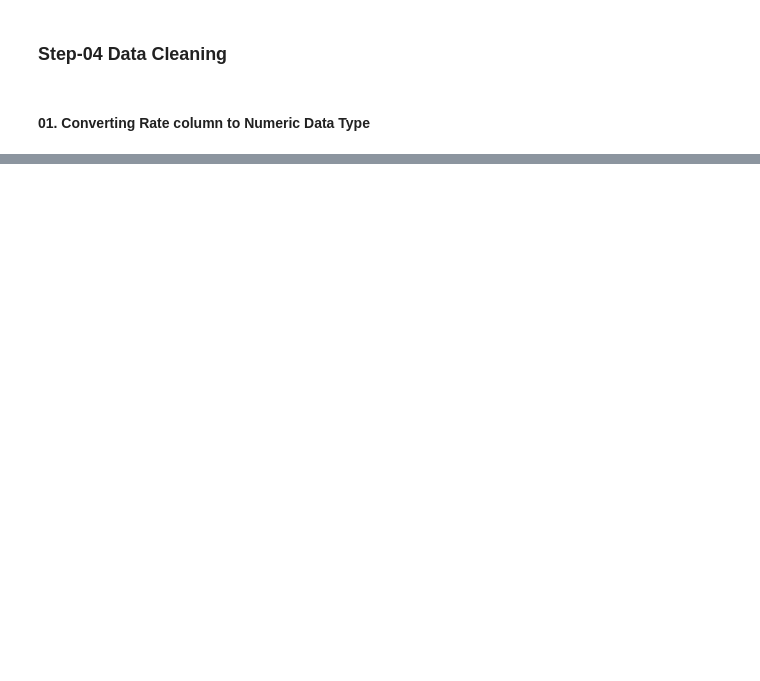
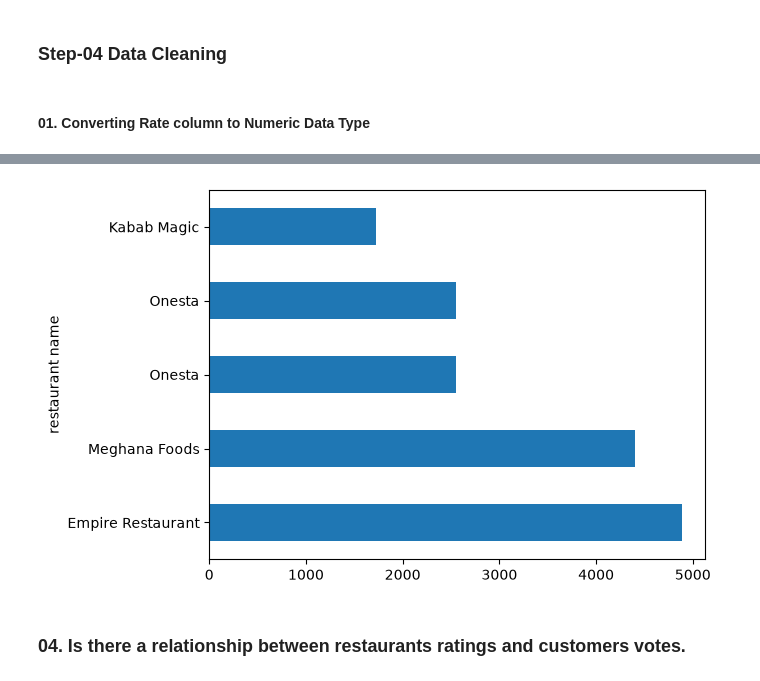
Before and after one commit to AagmanTiwari/Zomato-Data-Analysis-Project, a Jupyter notebook: Zomato EDA Project.ipynb, the cells around one changed output, grey strips where cells are left out. Saved outputs shown, nothing was run; the diff lists cells and outputs as text; code cells hidden in the pictures; blank space fills up the shorter version.

```diff
--- a/Zomato EDA Project.ipynb
+++ b/Zomato EDA Project.ipynb
@@ -149,0 +312,3 @@ print(df.head(5)
+# %%
+top5_restaurants_with_highest_votes = df.nlargest(5, 'votes')
+print(top5_restaurants_with_highest_votes)
@@ -149,0 +338,7 @@ print(df.head(5)
+# %%
+top5_restaurants_with_highest_votes.plot.barh(x = 'restaurant name', y = 'votes', legend = False)
+plt.show()
+# %% [output]
+[figure, added]
+# %% [markdown]
+### 04. Is there a relationship between restaurants ratings and customers votes.
```
Also changed, not shown: parts of 33 cells of this notebook.
